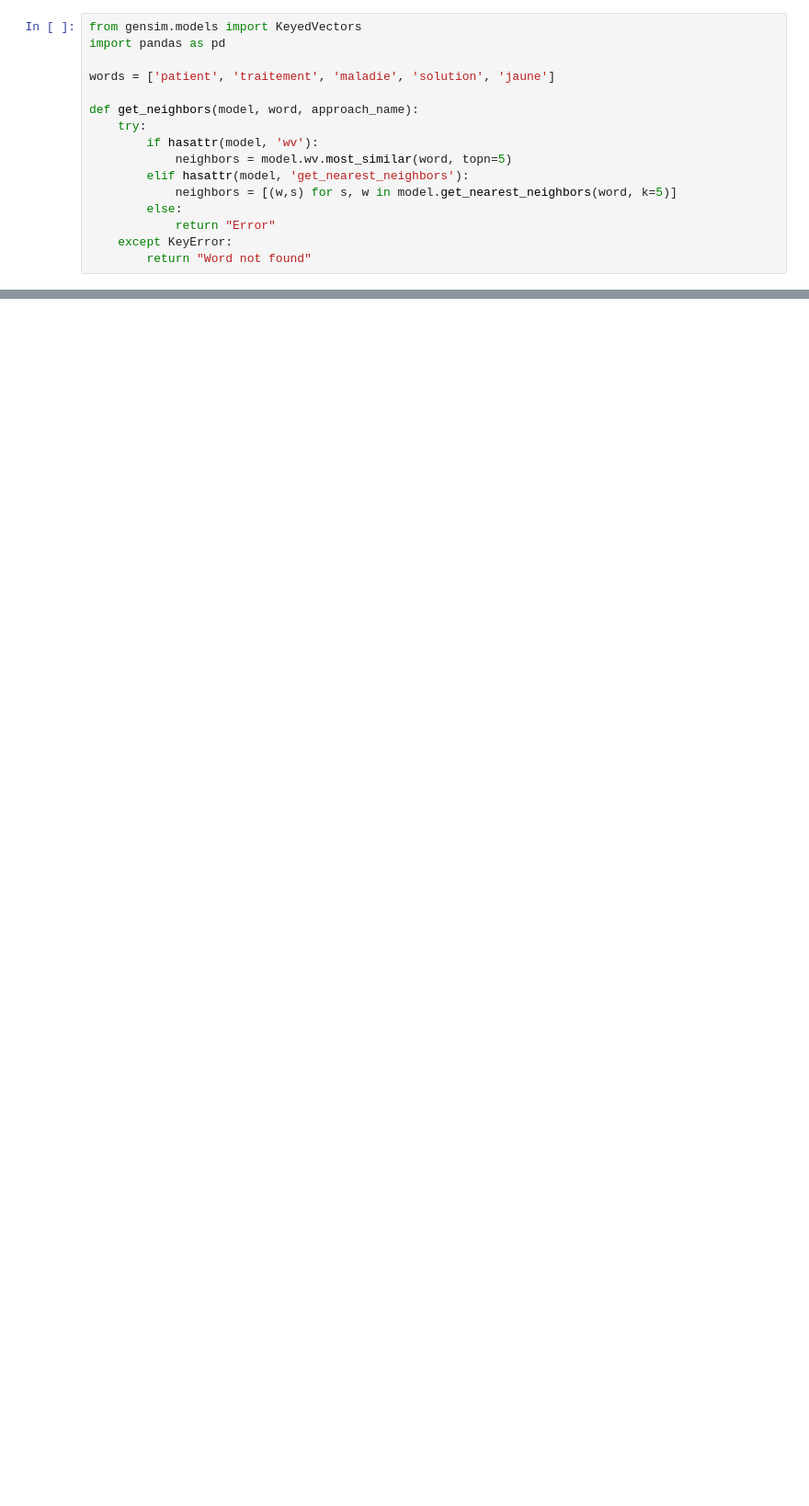
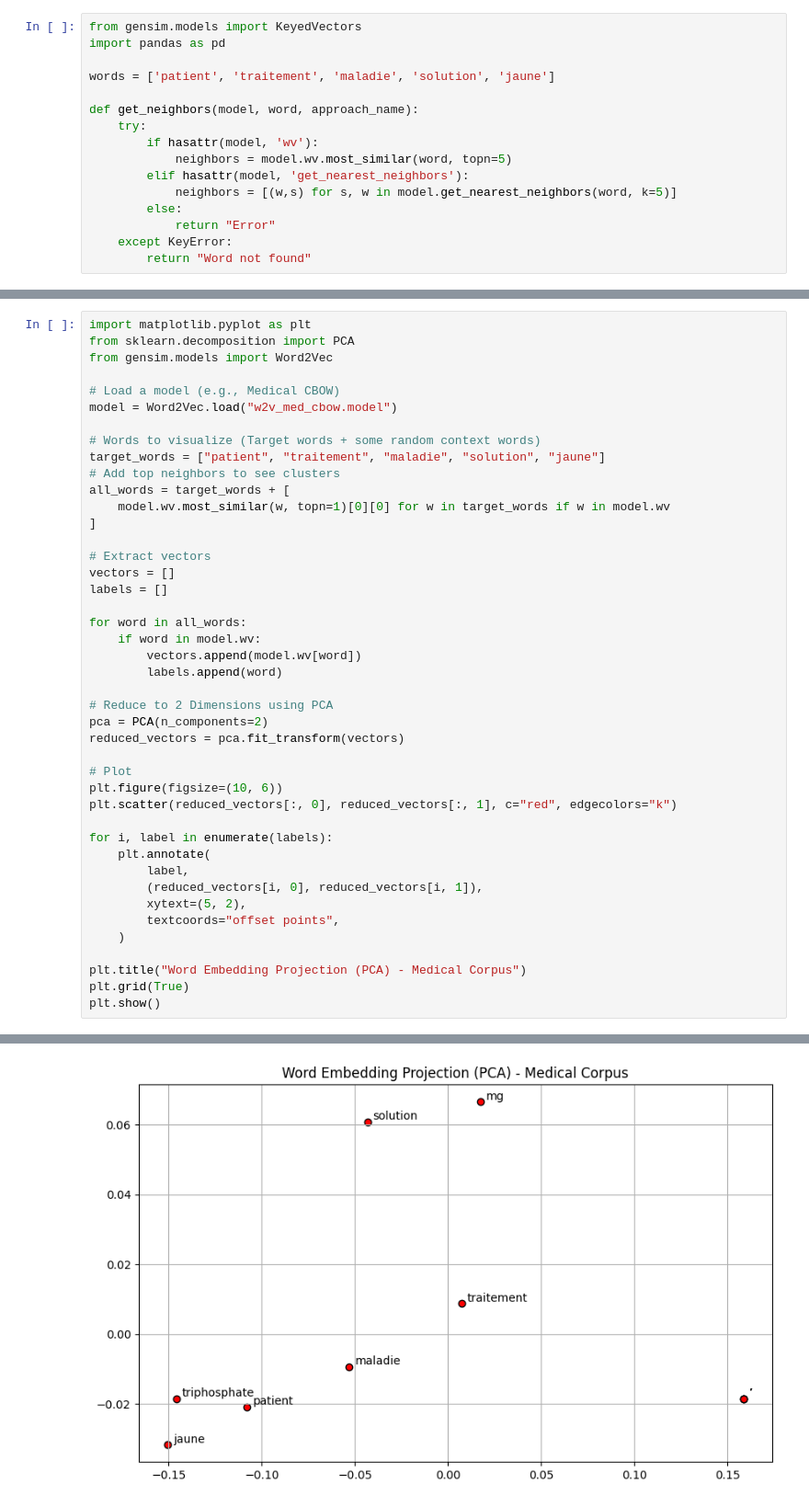
Before and after one commit to KhanSimon/text_mining_1, a Jupyter notebook: lab3/tp1.ipynb, the cells around one changed output, grey strips where cells are left out. Shown at 92% size. Cells and saved outputs as stored; diff of their text form; blank space fills up the shorter version.

Commit message:
Done with the Embeddings

```diff
--- a/lab3/tp1.ipynb
+++ b/lab3/tp1.ipynb
@@ -312,0 +441,44 @@ except:
+# %%
+import matplotlib.pyplot as plt
+from sklearn.decomposition import PCA
+from gensim.models import Word2Vec
+
+# Load a model (e.g., Medical CBOW)
+model = Word2Vec.load("w2v_med_cbow.model")
+
+# Words to visualize (Target words + some random context words)
+target_words = ["patient", "traitement", "maladie", "solution", "jaune"]
+# Add top neighbors to see clusters
+all_words = target_words + [
+    model.wv.most_similar(w, topn=1)[0][0] for w in target_words if w in model.wv
+]
+
+# Extract vectors
+vectors = []
+labels = []
+
+for word in all_words:
+    if word in model.wv:
+        vectors.append(model.wv[word])
+        labels.append(word)
+
+# Reduce to 2 Dimensions using PCA
+pca = PCA(n_components=2)
+reduced_vectors = pca.fit_transform(vectors)
+
+# Plot
+plt.figure(figsize=(10, 6))
+plt.scatter(reduced_vectors[:, 0], reduced_vectors[:, 1], c="red", edgecolors="k")
+
+for i, label in enumerate(labels):
+    plt.annotate(
+        label,
+        (reduced_vectors[i, 0], reduced_vectors[i, 1]),
+        xytext=(5, 2),
+        textcoords="offset points",
+    )
+
+plt.title("Word Embedding Projection (PCA) - Medical Corpus")
+plt.grid(True)
+plt.show()
+# %% [output]
@@ -312,0 +489 @@ except:
+[figure, added]
```
Also changed, not shown: parts of 8 cells of this notebook.
